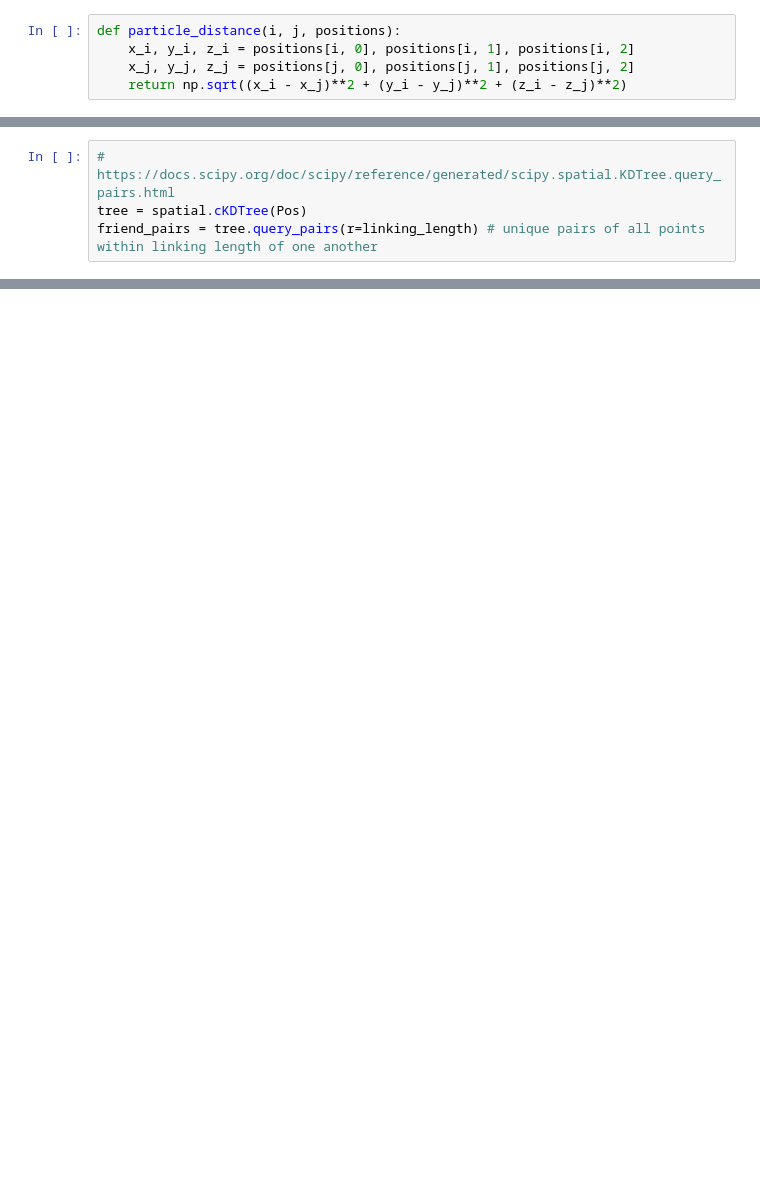
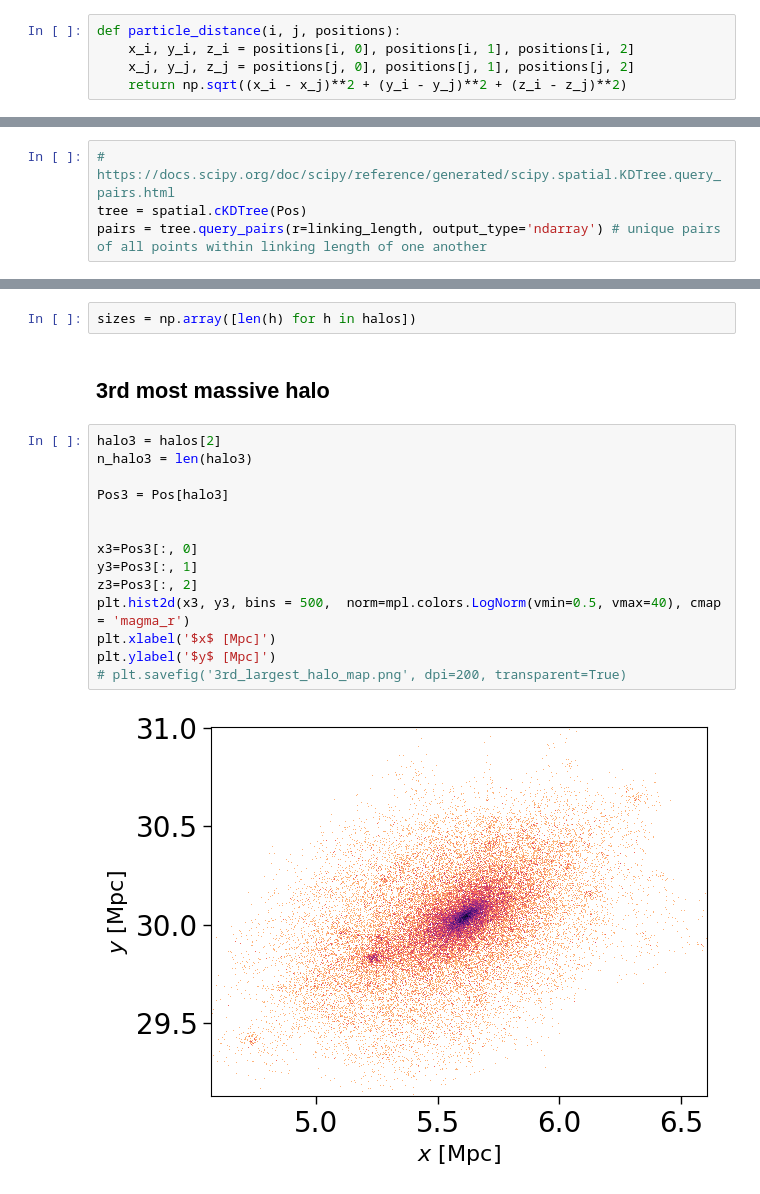
Before and after one commit to malinadesai/astroII_numproj, a Jupyter notebook: fof.ipynb, the cells around one changed output, grey strips where cells are left out. Drawn from its saved outputs; the diff is of its cells as text; blank space fills up the shorter version.

```diff
--- a/fof.ipynb
+++ b/fof.ipynb
@@ -88,5 +140,5 @@ linking_length =  0.0625
 # %%
 # https://docs.scipy.org/doc/scipy/reference/generated/scipy.spatial.KDTree.query_pairs.html
 tree = spatial.cKDTree(Pos)
-friend_pairs = tree.query_pairs(r=linking_length) # unique pairs of all points within linking length of one another
+pairs = tree.query_pairs(r=linking_length, output_type='ndarray') # unique pairs of all points within linking length of one another
 # %%
@@ -124,0 +186,20 @@ SyntaxError: invalid decimal literal (2178802265.py, line 23)
+# %%
+sizes = np.array([len(h) for h in halos])
+# %% [markdown]
+## 3rd most massive halo
+# %%
+halo3 = halos[2]
+n_halo3 = len(halo3)
+
+Pos3 = Pos[halo3]
+
+
+x3=Pos3[:, 0]
+y3=Pos3[:, 1]
+z3=Pos3[:, 2]
+plt.hist2d(x3, y3, bins = 500,  norm=mpl.colors.LogNorm(vmin=0.5, vmax=40), cmap = 'magma_r')
+plt.xlabel('$x$ [Mpc]')
+plt.ylabel('$y$ [Mpc]')
+# plt.savefig('3rd_largest_halo_map.png', dpi=200, transparent=True)
+# %% [output]
+[figure, added]
```
Also changed, not shown: parts of 10 cells of this notebook, 5 other files.
